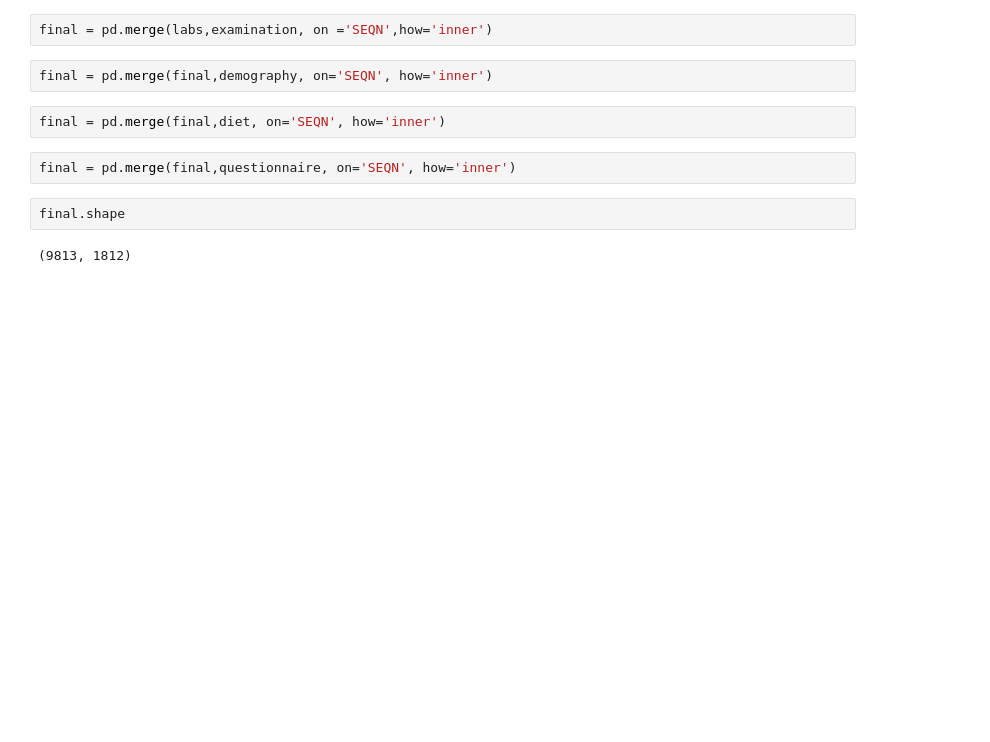
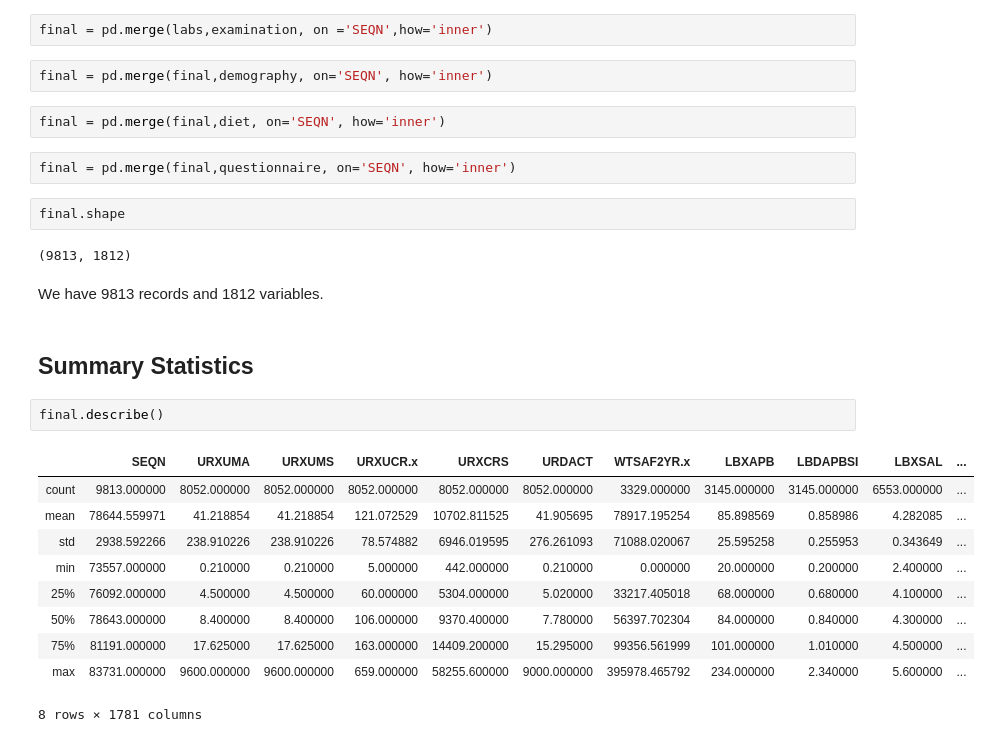
Before and after one commit to VIDHIBSL/Capstone, a Jupyter notebook: Python_Project.ipynb, the cells around one changed output. Cells and saved outputs as stored; diff of their text form; blank space fills up the shorter version.

```diff
--- a/Python_Project.ipynb
+++ b/Python_Project.ipynb
@@ -105,3 +105,20 @@ final = pd.merge(final,questionnaire, on='SEQN', how='inner')
 final.shape
 # %% [output]
 (9813, 1812)
+# %% [markdown]
+We have 9813 records and 1812 variables.
+# %% [markdown]
+## __Summary Statistics__
+# %%
+final.describe()
+# %% [output]
+|  | SEQN | URXUMA | URXUMS | URXUCR.x | URXCRS | URDACT | WTSAF2YR.x | LBXAPB | LBDAPBSI | LBXSAL | ... |
+| count | 9813.000000 | 8052.000000 | 8052.000000 | 8052.000000 | 8052.000000 | 8052.000000 | 3329.000000 | 3145.000000 | 3145.000000 | 6553.000000 | ... |
+| mean | 78644.559971 | 41.218854 | 41.218854 | 121.072529 | 10702.811525 | 41.905695 | 78917.195254 | 85.898569 | 0.858986 | 4.282085 | ... |
+| std | 2938.592266 | 238.910226 | 238.910226 | 78.574882 | 6946.019595 | 276.261093 | 71088.020067 | 25.595258 | 0.255953 | 0.343649 | ... |
+| min | 73557.000000 | 0.210000 | 0.210000 | 5.000000 | 442.000000 | 0.210000 | 0.000000 | 20.000000 | 0.200000 | 2.400000 | ... |
+| 25% | 76092.000000 | 4.500000 | 4.500000 | 60.000000 | 5304.000000 | 5.020000 | 33217.405018 | 68.000000 | 0.680000 | 4.100000 | ... |
+| 50% | 78643.000000 | 8.400000 | 8.400000 | 106.000000 | 9370.400000 | 7.780000 | 56397.702304 | 84.000000 | 0.840000 | 4.300000 | ... |
+| 75% | 81191.000000 | 17.625000 | 17.625000 | 163.000000 | 14409.200000 | 15.295000 | 99356.561999 | 101.000000 | 1.010000 | 4.500000 | ... |
+| max | 83731.000000 | 9600.000000 | 9600.000000 | 659.000000 | 58255.600000 | 9000.000000 | 395978.465792 | 234.000000 | 2.340000 | 5.600000 | ... |
+8 rows × 1781 columns
```
Also changed, not shown: parts of 18 cells of this notebook.
